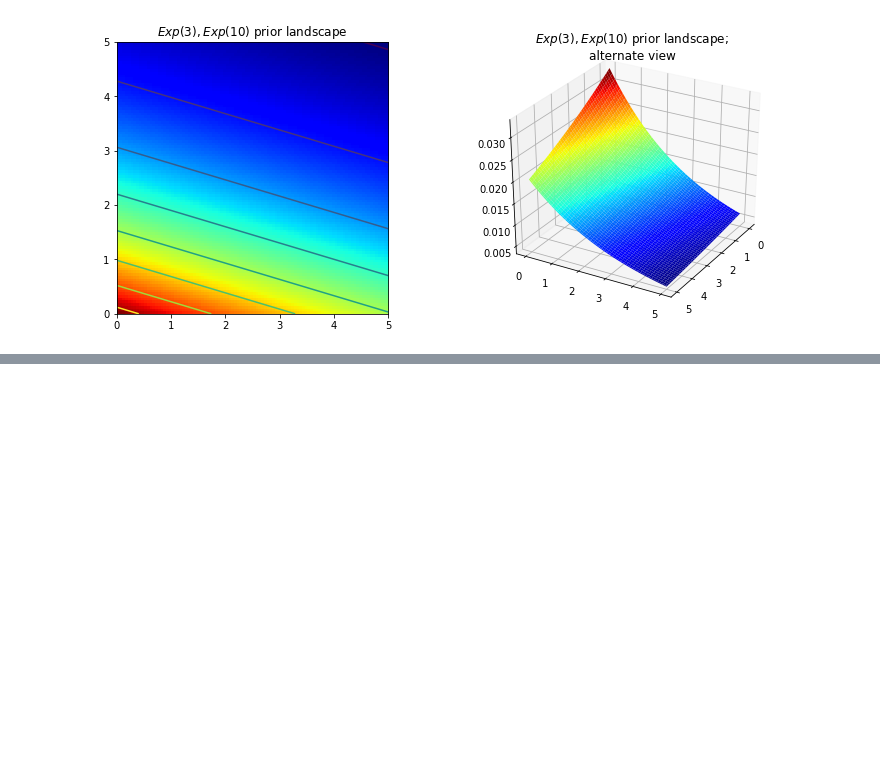
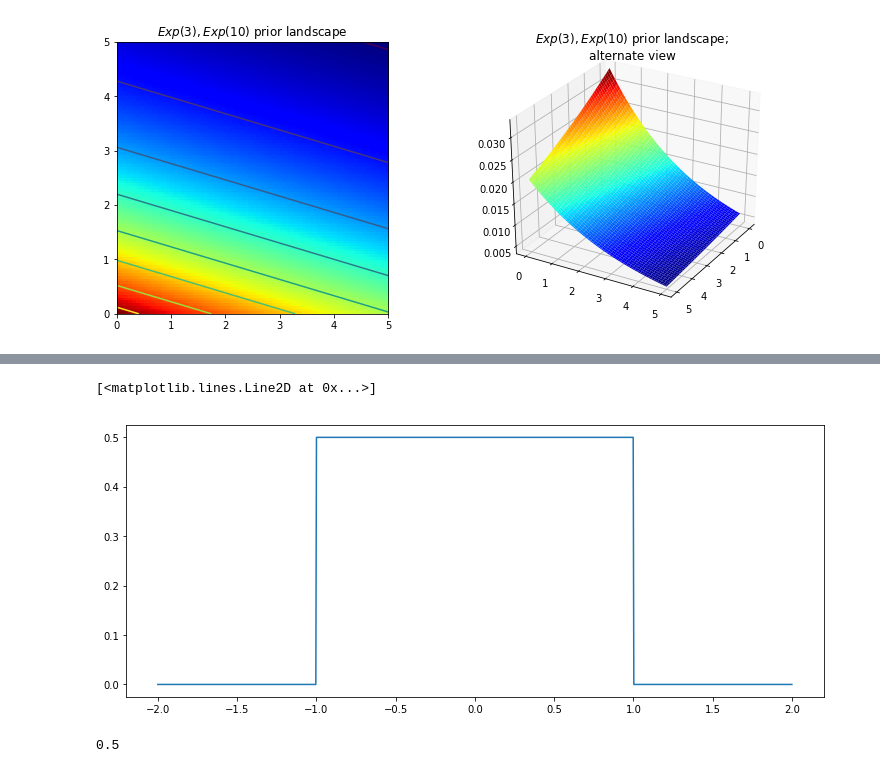
Before and after one commit to curtkim/curt-notebook, a Jupyter notebook: bayesian-ch3.ipynb, the cells around one changed output, grey strips where cells are left out. Cells and saved outputs as stored; diff of their text form; code cells hidden in the pictures; blank space fills up the shorter version.

```diff
--- a/bayesian-ch3.ipynb
+++ b/bayesian-ch3.ipynb
@@ -126,0 +145,12 @@ plt.ylim(0, 5);
+# %%
+dist = uniform(-1, 2)
+x = np.linspace(-2, 2, 1000)
+# %%
+plt.plot(x, dist.pdf(x))
+# %% [output]
+[<matplotlib.lines.Line2D at 0x...>]
+[figure, added]
+# %%
+dist.pdf(x)[500]
+# %% [output]
+0.5
```
Also changed, not shown: parts of 4 cells of this notebook.
